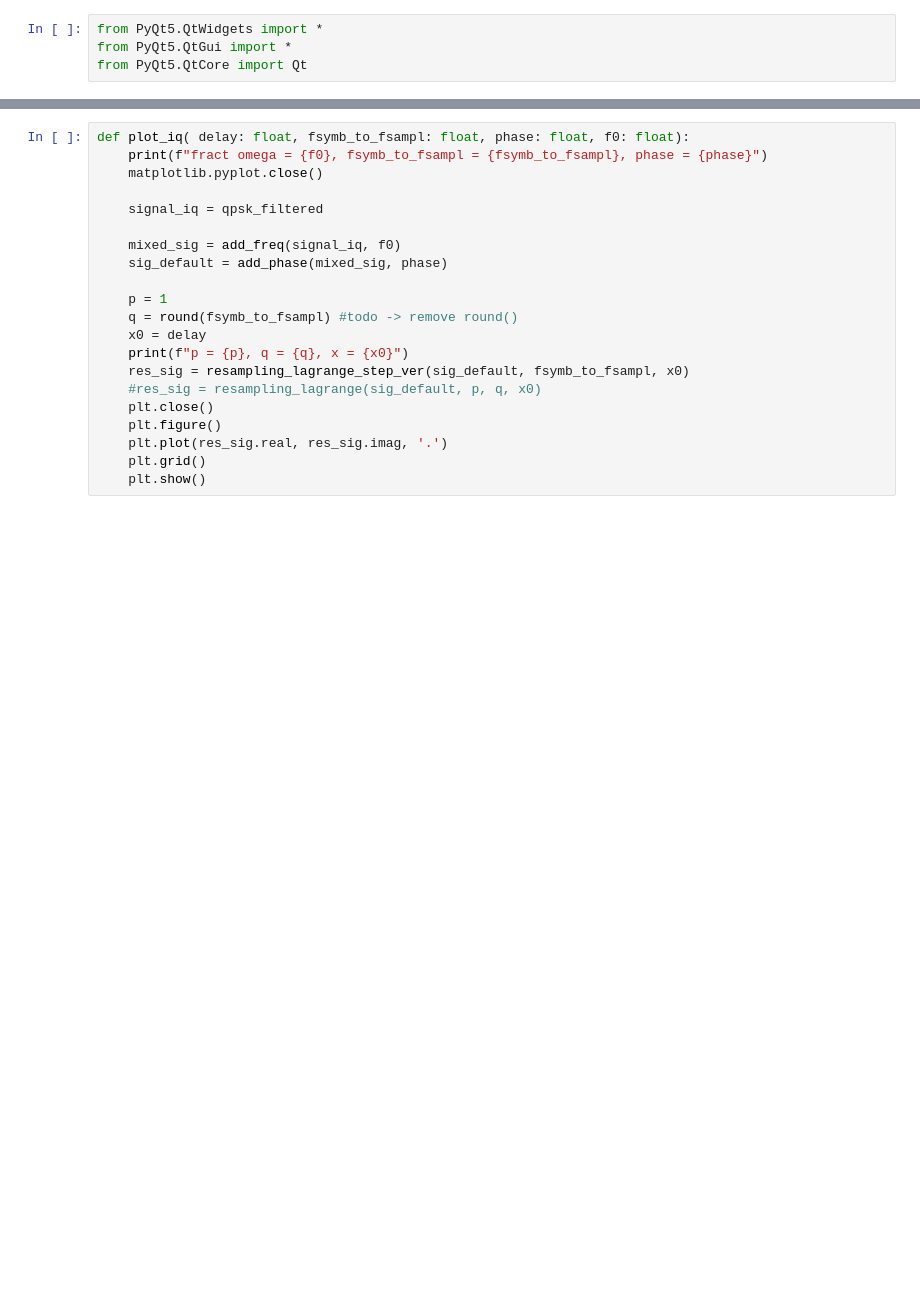
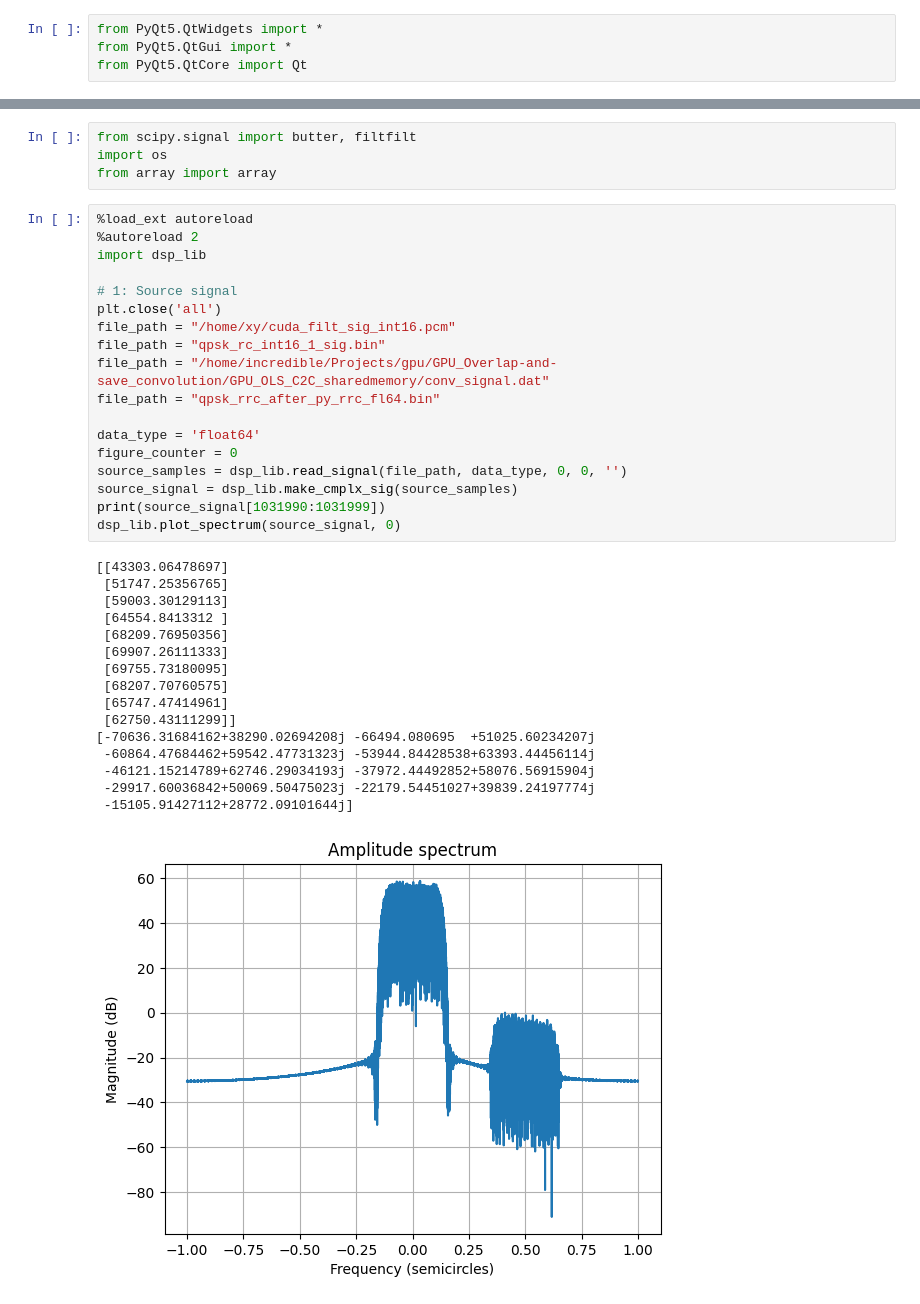
Before and after one commit to incredibleSaint/signal_processing, a Jupyter notebook: qpsk_visualization.ipynb, the cells around one changed output, grey strips where cells are left out. Saved outputs shown, nothing was run; the diff lists cells and outputs as text; blank space fills up the shorter version.

```diff
--- a/qpsk_visualization.ipynb
+++ b/qpsk_visualization.ipynb
@@ -338,21 +14,39 @@ complex exp
-# %%
-def plot_iq( delay: float, fsymb_to_fsampl: float, phase: float, f0: float):
-    print(f"fract omega = {f0}, fsymb_to_fsampl = {fsymb_to_fsampl}, phase = {phase}")
-    matplotlib.pyplot.close()
-
-    signal_iq = qpsk_filtered
-
-    mixed_sig = add_freq(signal_iq, f0)
-    sig_default = add_phase(mixed_sig, phase)
-
-    p = 1
-    q = round(fsymb_to_fsampl) #todo -> remove round()
-    x0 = delay
-    print(f"p = {p}, q = {q}, x = {x0}")
-    res_sig = resampling_lagrange_step_ver(sig_default, fsymb_to_fsampl, x0)
-    #res_sig = resampling_lagrange(sig_default, p, q, x0)
-    plt.close()
-    plt.figure()
-    plt.plot(res_sig.real, res_sig.imag, '.')
-    plt.grid()
-    plt.show()
+# %%
+from scipy.signal import butter, filtfilt
+import os
+from array import array
+# %%
+%load_ext autoreload
+%autoreload 2
+import dsp_lib
+
+# 1: Source signal
+plt.close('all')
+file_path = "/home/xy/cuda_filt_sig_int16.pcm"
+file_path = "qpsk_rc_int16_1_sig.bin"
+file_path = "/home/incredible/Projects/gpu/GPU_Overlap-and-save_convolution/GPU_OLS_C2C_sharedmemory/conv_signal.dat"
+file_path = "qpsk_rrc_after_py_rrc_fl64.bin"
+
+data_type = 'float64'
+figure_counter = 0
+source_samples = dsp_lib.read_signal(file_path, data_type, 0, 0, '')
+source_signal = dsp_lib.make_cmplx_sig(source_samples)
+print(source_signal[1031990:1031999])
+dsp_lib.plot_spectrum(source_signal, 0)
+# %% [output]
+[[43303.06478697]
+ [51747.25356765]
+ [59003.30129113]
+ [64554.8413312 ]
+ [68209.76950356]
+ [69907.26111333]
+ [69755.73180095]
+ [68207.70760575]
+ [65747.47414961]
+ [62750.43111299]]
+[-70636.31684162+38290.02694208j -66494.080695  +51025.60234207j
+ -60864.47684462+59542.47731323j -53944.84428538+63393.44456114j
+ -46121.15214789+62746.29034193j -37972.44492852+58076.56915904j
+ -29917.60036842+50069.50475023j -22179.54451027+39839.24197774j
+ -15105.91427112+28772.09101644j]
+[figure, added]
```
Also changed, not shown: parts of 32 cells of this notebook, 6 other files.
